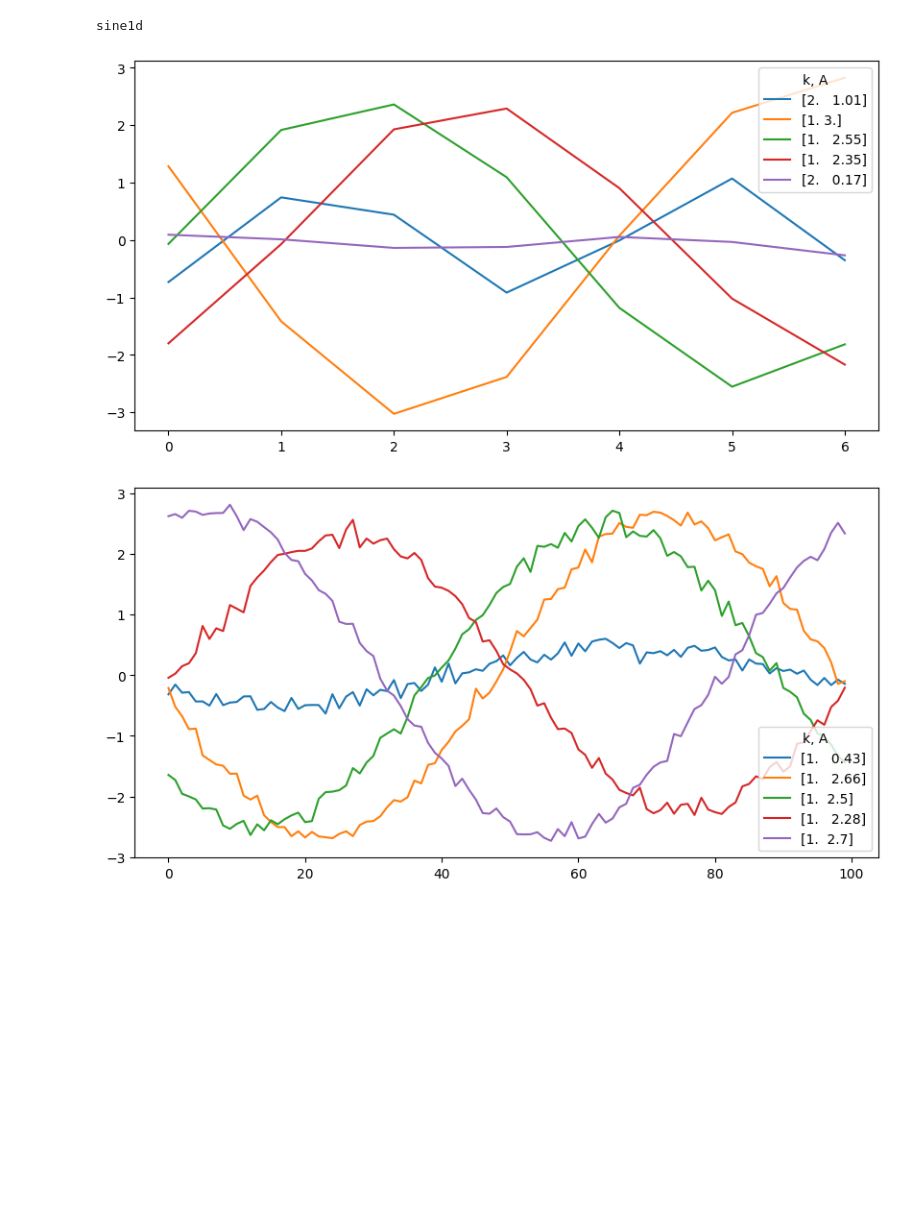
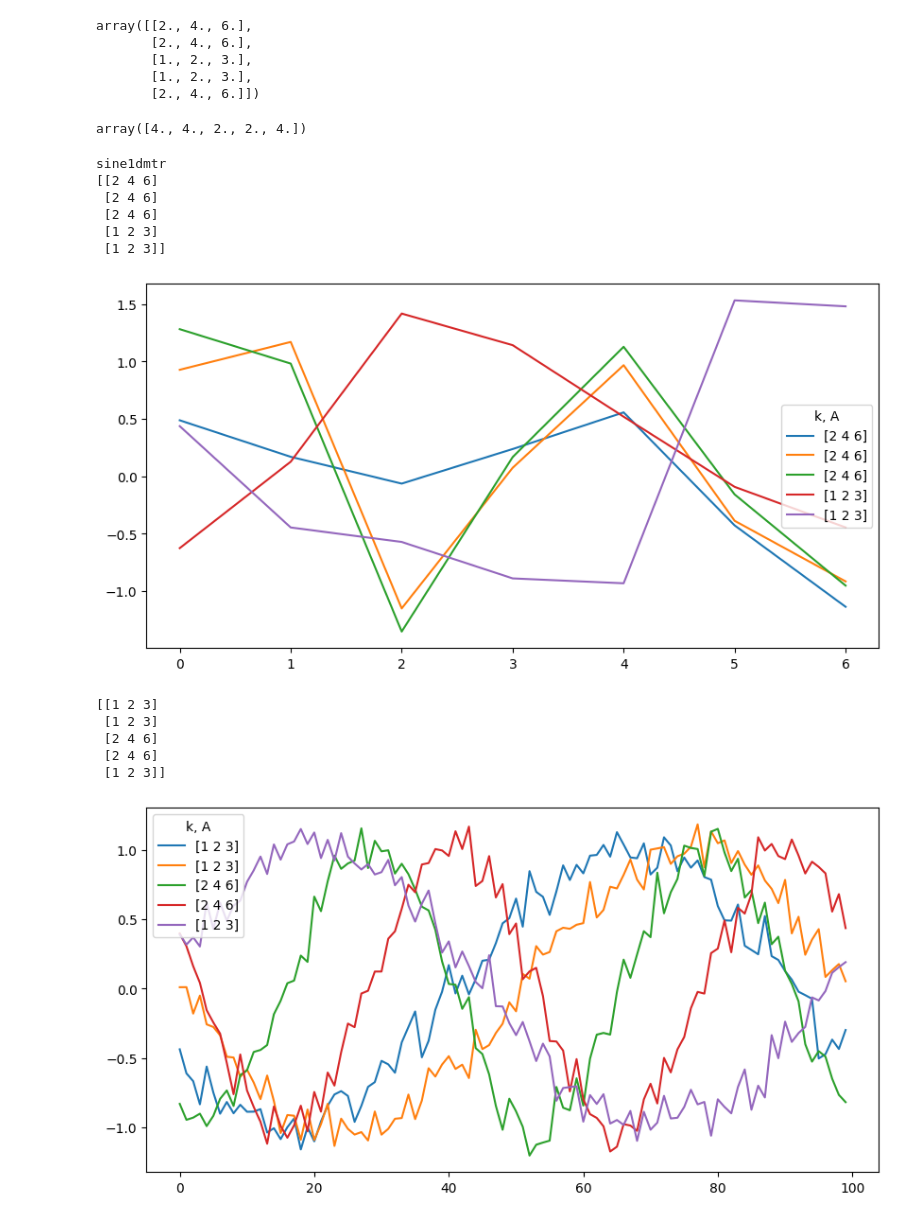
Before and after one commit to elidub/SymPDE, a Jupyter notebook: notebooks_symlie/data_generation.ipynb, the cells around one changed output. Saved outputs shown, nothing was run; the diff lists cells and outputs as text; code cells hidden in the pictures; blank space fills up the shorter version.

Commit message:
mtr dataset

```diff
--- a/notebooks_symlie/data_generation.ipynb
+++ b/notebooks_symlie/data_generation.ipynb
@@ -73,30 +57,49 @@ array([[1.  , 1.18],
+# %%
+y_range = [0, 1, 2]
+np.stack([y + y*y_range_i for y_range_i in y_range]).T
+# %% [output]
+array([[2., 4., 6.],
+       [2., 4., 6.],
+       [1., 2., 3.],
+       [1., 2., 3.],
+       [2., 4., 6.]])
+# %%
+y + y*1
+# %% [output]
+array([4., 4., 2., 2., 4.])
 # %%
 # datasets = {'flower':  {
 #         'create_sample_func' : flower,
 #         'plot_func'          : plot2d,
 #         'data_kwargs'        : {'grid_size':(10, 10), 'noise_std':0.1, 'y_low':2, 'y_high':7},
 #         'transform_kwargs'   : {'eps_mult':[0., 1., 1., 1.], 'only_flip' : False},
 #         'data_kwargs_show'   : {'grid_size':(50, 50), 'noise_std':0.00, 'y_low':2, 'y_high':7},
 # }}
 
 from symlie.data.generate_data import datasets
 
-plot_datasets = ['sine1d']
-
-for data_kwargs in ['data_kwargs_show', 'data_kwargs']:
-    datasets['sine1d'][data_kwargs]['noise_std'] = 0.1
-    datasets['sine1d'][data_kwargs]['A_low'], datasets['sine1d'][data_kwargs]['A_high'] = 0.1, 3.
+plot_datasets = ['sine1dmtr']
 
 for dataset_name, dataset in datasets.items():
     if dataset_name not in plot_datasets: continue
     print(dataset_name)
     # l = 1 if dataset_name not in ['sine1d', 'noise'] else 1/3
     l = 1
     plot_data(dataset, N_plot=5, l=l, data_kwargs_list = [
         'data_kwargs',
         'data_kwargs_show',
     ])
 # %% [output]
-sine1d
+sine1dmtr
+[[2 4 6]
+ [2 4 6]
+ [2 4 6]
+ [1 2 3]
+ [1 2 3]]
-[figure, old version]
+[figure, new version]
+[[1 2 3]
+ [1 2 3]
+ [2 4 6]
+ [2 4 6]
+ [1 2 3]]
-[figure, old version]
+[figure, new version]
```
Also changed, not shown: parts of 9 cells of this notebook, 6 other files.
